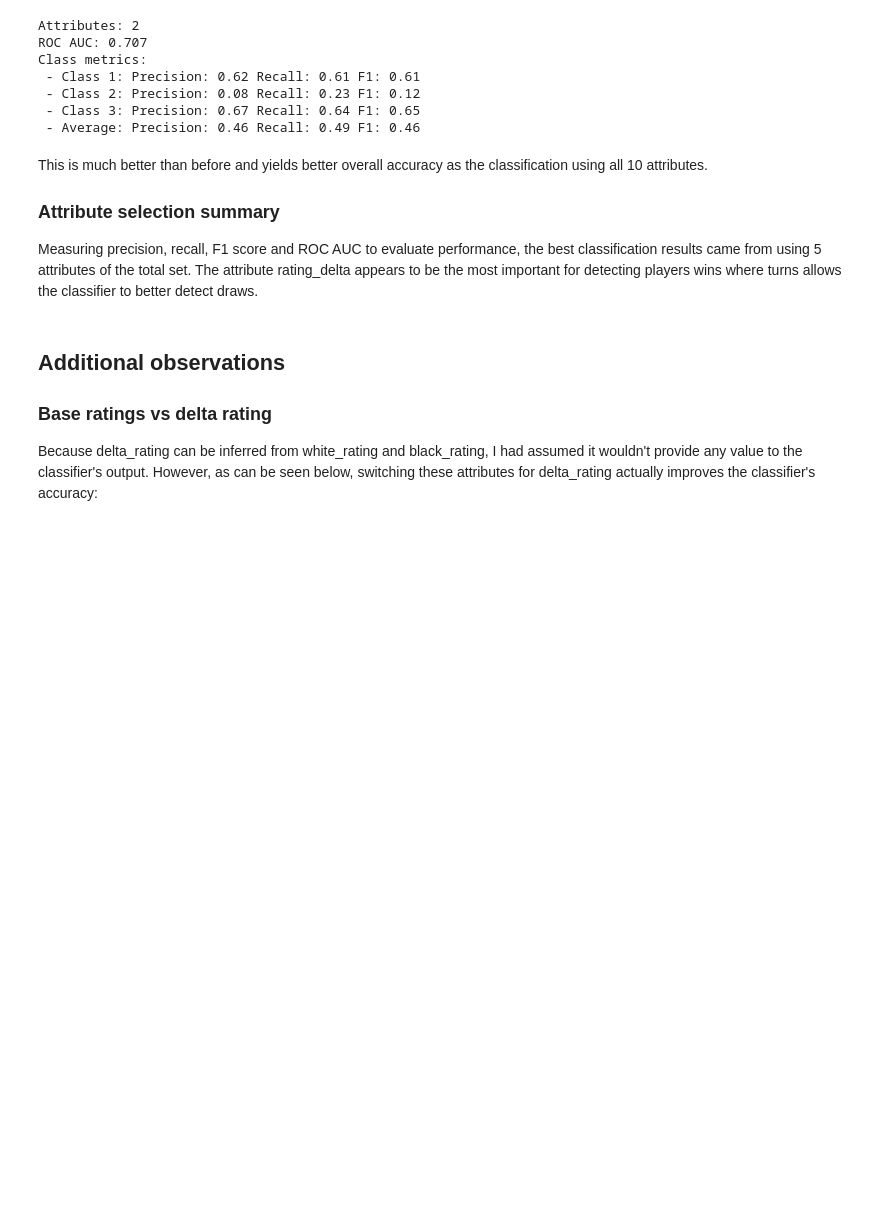
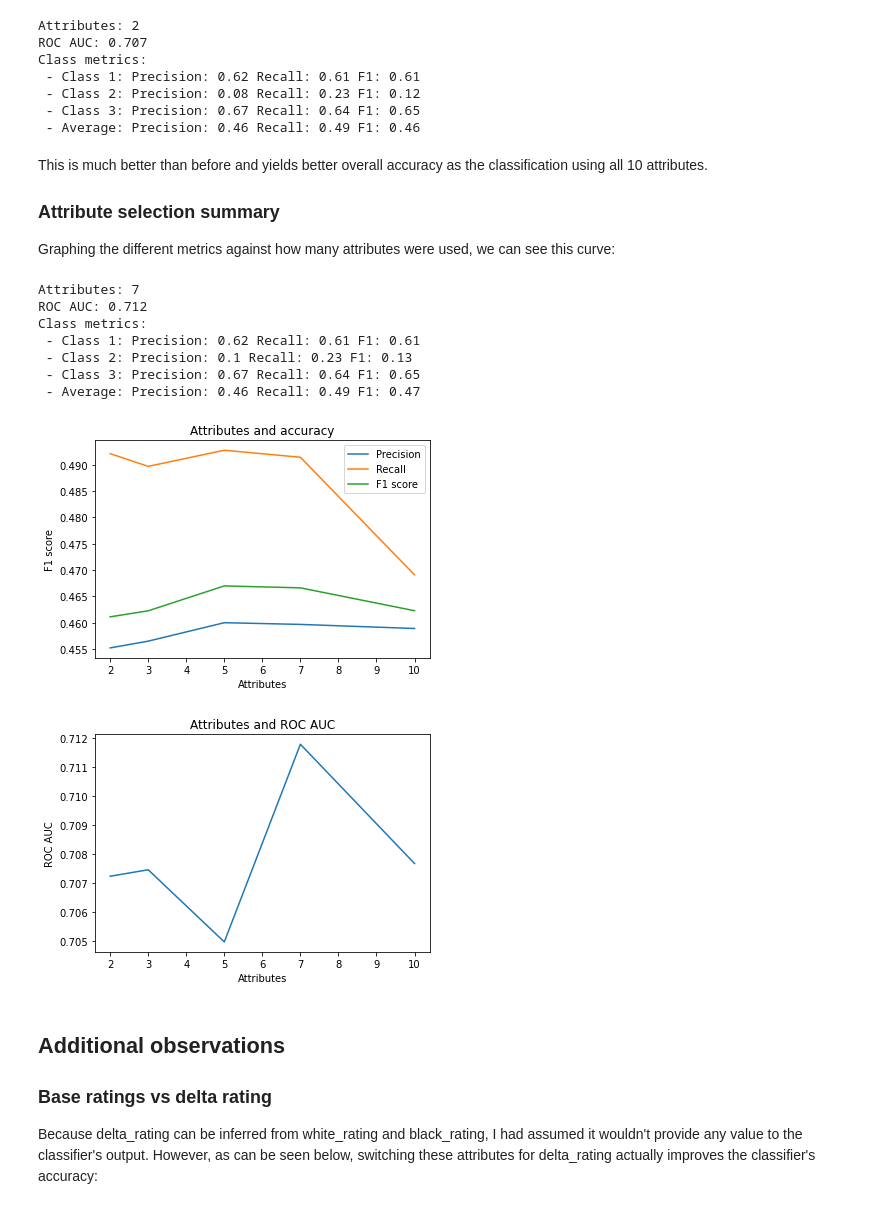
Before and after one commit to ChrisJMurdoch/ChessNotebook, a Jupyter notebook: Chess.ipynb, the cells around one changed output. Drawn from its saved outputs; the diff is of its cells as text; code cells hidden in the pictures; blank space fills up the shorter version.

Commit message:
Added graph

```diff
--- a/Chess.ipynb
+++ b/Chess.ipynb
@@ -403,7 +408,7 @@ Class metrics:
  - Class 3: Precision: 0.92 Recall: 0.54 F1: 0.68
  - Average: Precision: 0.39 Recall: 0.42 F1: 0.35
 # %%
-classifier_metrics(GaussianNB(), discrete, 'winner')
+gaussian10 = classifier_metrics(GaussianNB(), discrete, 'winner')
 # %% [output]
 Attributes: 10
 ROC AUC: 0.708
@@ -421,7 +426,7 @@ As can be seen from the metrics above, Gaussian performs the best of the three i
 
 Selecting the 5 attributes that correlate best with the class, we can pass the method an array to specify which columns we'd like to use for the classification:
 # %%
-classifier_metrics(GaussianNB(), discrete, 'winner',
+gaussian5 = classifier_metrics(GaussianNB(), discrete, 'winner',
     ['white_rating', 'black_rating', 'rating_delta', 'turns', 'opening_ply']
 )
 # %% [output]
@@ -439,7 +444,7 @@ By reducing the attributes from 10 to 5, the recall has gone up by .02 and the F
 
 Now we can try removing white_rating and black_rating:
 # %%
-classifier_metrics(GaussianNB(), discrete, 'winner',
+gaussian3 = classifier_metrics(GaussianNB(), discrete, 'winner',
     ['rating_delta', 'turns', 'opening_ply']
 )
 # %% [output]
@@ -489,7 +494,7 @@ All of these methods of drawing encourage a positive correlation between the tur
 
 Replacing opening_ply for turns, we get the following metrics:
 # %%
-classifier_metrics(GaussianNB(), discrete, 'winner',
+gaussian2B = classifier_metrics(GaussianNB(), discrete, 'winner',
     ['rating_delta', 'turns']
 )
 # %% [output]
@@ -505,7 +510,54 @@ This is much better than before and yields better overall accuracy as the classi
 
 ### Attribute selection summary
 
-Measuring precision, recall, F1 score and ROC AUC to evaluate performance, the best classification results came from using 5 attributes of the total set.  The attribute rating_delta appears to be the most important for detecting players wins where turns allows the classifier to better detect draws.
+Graphing the different metrics against how many attributes were used, we can see this curve:
+# %%
+
+def plot_points(points):
+
+    # Separate attributes
+    a, p, r, f, o = [], [], [], [], []
+    for i in range(len(points)):
+        a.append(points[i][0])
+        p.append(points[i][1])
+        r.append(points[i][2])
+        f.append(points[i][3])
+        o.append(points[i][4])
+
+    # Precision, recall and F1
+    plt.plot(a, p, label = "Precision")
+    plt.plot(a, r, label = "Recall")
+    plt.plot(a, f, label = "F1 score")
+    plt.title('Attributes and accuracy')
+    plt.xlabel('Attributes')
+    plt.ylabel('F1 score')
+    plt.legend()
+    plt.show()
+
+    # ROC AUC
+    plt.plot(a, o)
+    plt.title('Attributes and ROC AUC')
+    plt.xlabel('Attributes')
+    plt.ylabel('ROC AUC')
+    plt.show()
+
+# Extra 7-attribute datapoint for more continuous line
+gaussian7 = classifier_metrics(GaussianNB(), discrete, 'winner',
+    ['white_rating', 'black_rating', 'rating_delta', 'turns', 'opening_ply', 'eco', 'max_duration']
+)
+
+# Plot the line graphs
+plot_points([gaussian10, gaussian7, gaussian5, gaussian3, gaussian2B])
+# %% [output]
+Attributes: 7
+ROC AUC: 0.712
+Class metrics:
+ - Class 1: Precision: 0.62 Recall: 0.61 F1: 0.61
+ - Class 2: Precision: 0.1 Recall: 0.23 F1: 0.13
+ - Class 3: Precision: 0.67 Recall: 0.64 F1: 0.65
+ - Average: Precision: 0.46 Recall: 0.49 F1: 0.47
+[figure, added]
+[figure, added]
 # %% [markdown]
 ## Additional observations
 
```
Also changed, not shown: parts of 7 cells of this notebook.
